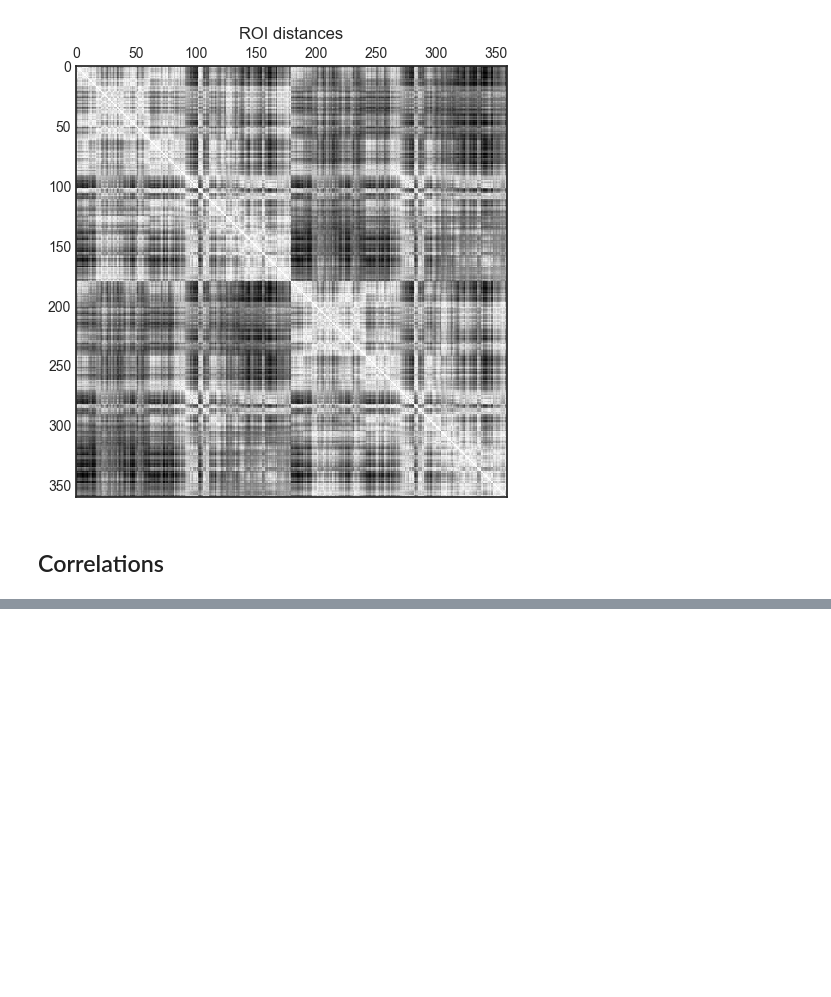
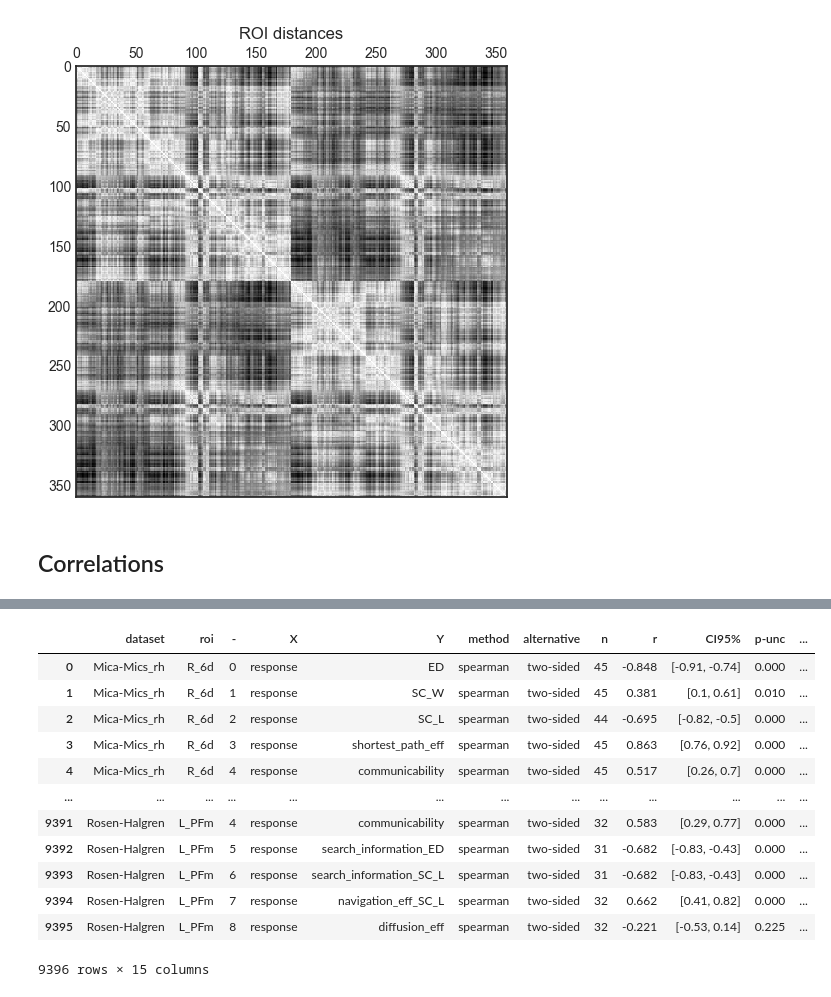
Before and after one commit to Katterrina/fimuni_thesis, a Jupyter notebook: notebooks/f-tract/01_analysis.ipynb, the cells around one changed output, grey strips where cells are left out. Drawn from its saved outputs; the diff is of its cells as text; code cells hidden in the pictures; blank space fills up the shorter version.

```diff
--- a/notebooks/f-tract/01_analysis.ipynb
+++ b/notebooks/f-tract/01_analysis.ipynb
@@ -300,0 +441,17 @@ plot_results_overlay(result_a,result_a_partial,title="Spearman correlation of SC
+# %%
+result_p_per_roi['p_sigf_num'] = result_p_per_roi['p_sigf'].apply(lambda x: 1 if x=="*" else 0)
+result_p_per_roi
+# %% [output]
+|  | dataset | roi | - | X | Y | method | alternative | n | r | CI95% | p-unc | ... |
+| 0 | Mica-Mics_rh | R_6d | 0 | response | ED | spearman | two-sided | 45 | -0.848 | [-0.91, -0.74] | 0.000 | ... |
+| 1 | Mica-Mics_rh | R_6d | 1 | response | SC_W | spearman | two-sided | 45 | 0.381 | [0.1, 0.61] | 0.010 | ... |
+| 2 | Mica-Mics_rh | R_6d | 2 | response | SC_L | spearman | two-sided | 44 | -0.695 | [-0.82, -0.5] | 0.000 | ... |
+| 3 | Mica-Mics_rh | R_6d | 3 | response | shortest_path_eff | spearman | two-sided | 45 | 0.863 | [0.76, 0.92] | 0.000 | ... |
+| 4 | Mica-Mics_rh | R_6d | 4 | response | communicability | spearman | two-sided | 45 | 0.517 | [0.26, 0.7] | 0.000 | ... |
+| ... | ... | ... | ... | ... | ... | ... | ... | ... | ... | ... | ... | ... |
+| 9391 | Rosen-Halgren | L_PFm | 4 | response | communicability | spearman | two-sided | 32 | 0.583 | [0.29, 0.77] | 0.000 | ... |
+| 9392 | Rosen-Halgren | L_PFm | 5 | response | search_information_ED | spearman | two-sided | 31 | -0.682 | [-0.83, -0.43] | 0.000 | ... |
+| 9393 | Rosen-Halgren | L_PFm | 6 | response | search_information_SC_L | spearman | two-sided | 31 | -0.682 | [-0.83, -0.43] | 0.000 | ... |
+| 9394 | Rosen-Halgren | L_PFm | 7 | response | navigation_eff_SC_L | spearman | two-sided | 32 | 0.662 | [0.41, 0.82] | 0.000 | ... |
+| 9395 | Rosen-Halgren | L_PFm | 8 | response | diffusion_eff | spearman | two-sided | 32 | -0.221 | [-0.53, 0.14] | 0.225 | ... |
+9396 rows × 15 columns
```
Also changed, not shown: parts of 20 cells of this notebook.
